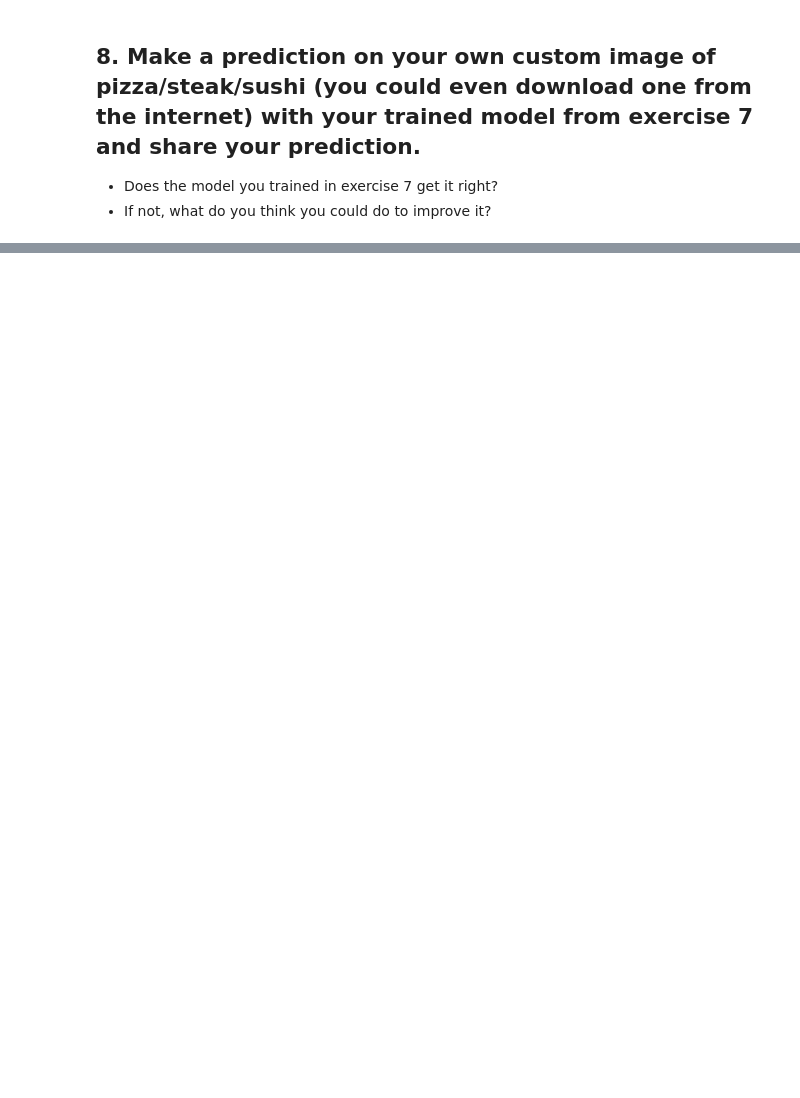
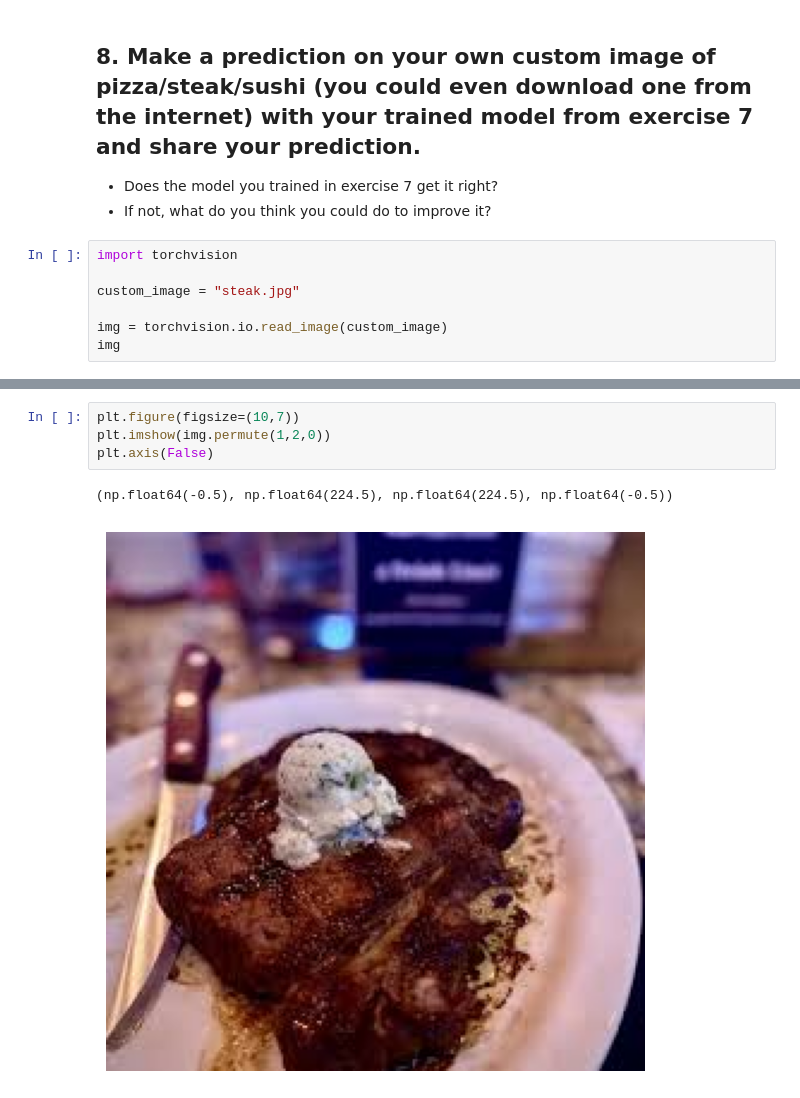
Before and after one commit to SiPilip/pytorch_course, a Jupyter notebook: 04_pytorch_custom_datasets_exercises.ipynb.ipynb, the cells around one changed output, grey strips where cells are left out. Saved outputs shown, nothing was run; the diff lists cells and outputs as text; blank space fills up the shorter version.

```diff
--- a/04_pytorch_custom_datasets_exercises.ipynb.ipynb
+++ b/04_pytorch_custom_datasets_exercises.ipynb.ipynb
@@ -771,3 +768,10 @@ plt.legend()
 
 - Does the model you trained in exercise 7 get it right?
 - If not, what do you think you could do to improve it?
+# %%
+import torchvision
+
+custom_image = "steak.jpg"
+
+img = torchvision.io.read_image(custom_image)
+img
@@ -773,0 +796,7 @@ plt.legend()
+# %%
+plt.figure(figsize=(10,7))
+plt.imshow(img.permute(1,2,0))
+plt.axis(False)
+# %% [output]
+(np.float64(-0.5), np.float64(224.5), np.float64(224.5), np.float64(-0.5))
+[figure, added]
```
Also changed, not shown: parts of 17 cells of this notebook, 5 other files.
